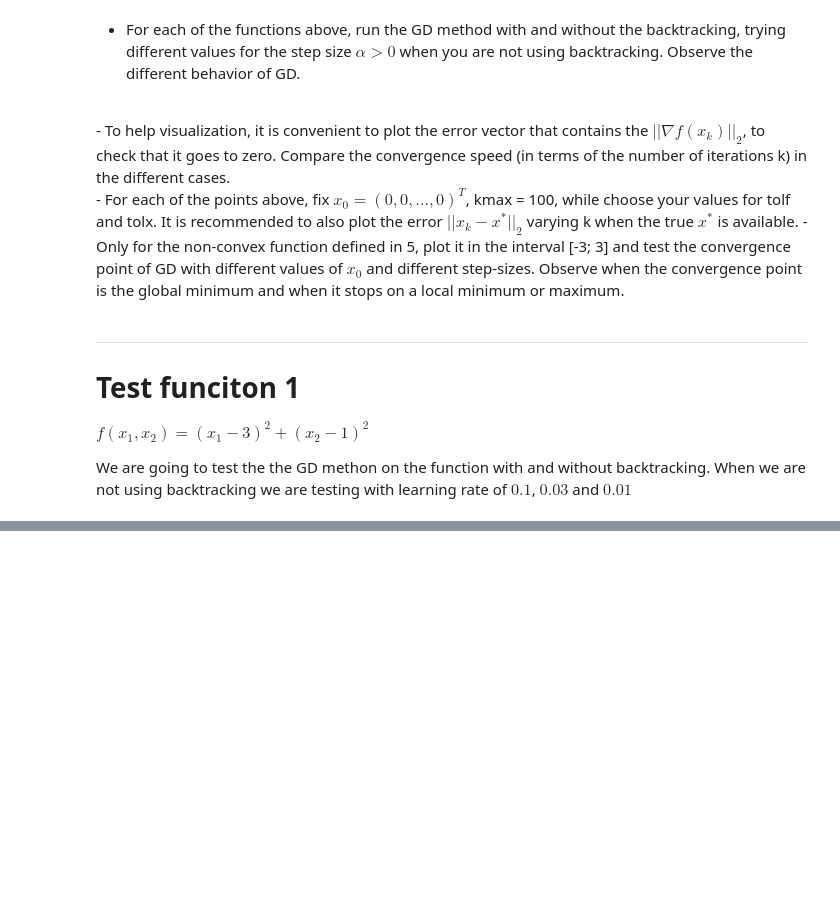
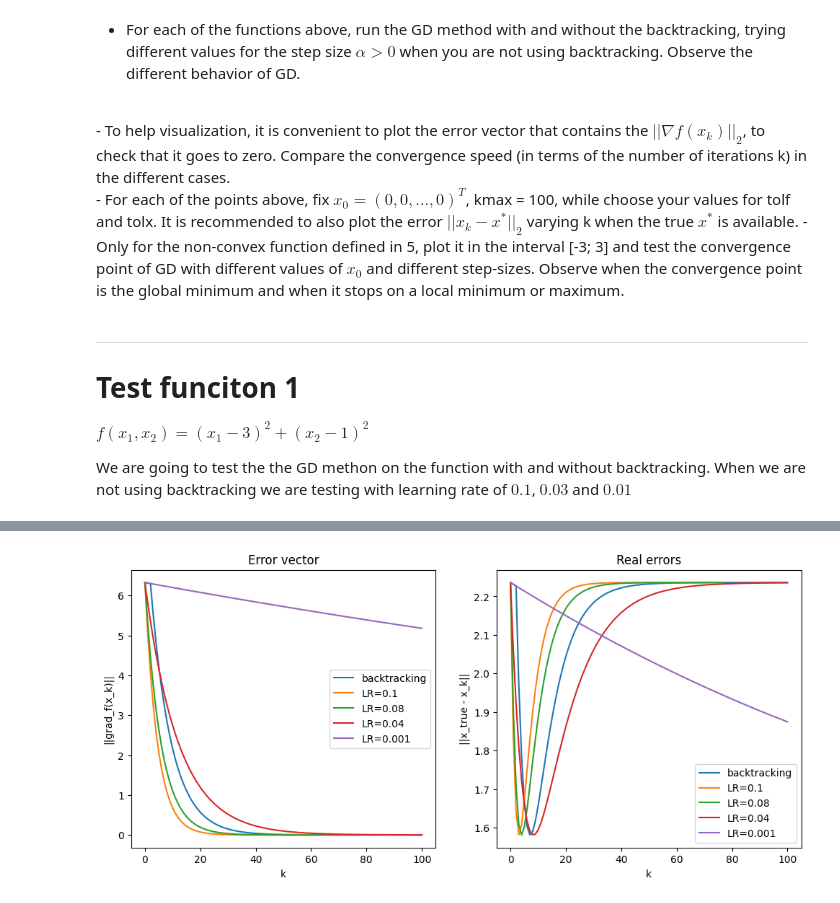
Before and after one commit to ChiaraAngileri/SMM_lab, a Jupyter notebook: Lab3/lab3.ipynb, the cells around one changed output, grey strips where cells are left out. Cells and saved outputs as stored; diff of their text form; code cells hidden in the pictures; blank space fills up the shorter version.

```diff
--- a/Lab3/lab3.ipynb
+++ b/Lab3/lab3.ipynb
@@ -391,0 +393,81 @@ Not using backtracking, with learning rate[0.01] and k[100]  [2.60214133 0.86738
+# %%
+x0 = np.asarray([0,0])
+tolx = 1e-6
+tolf = 1e-6
+kmax = 100
+x_true = [1, 2]
+
+cvector = np.asarray([0.1, 0.08, 0.04, 0.001])
+
+f_tot = []
+x_tot = []
+err_tot = []
+k_tot = []
+true_errors = []
+x_min = np.zeros((5, 2))
+
+x, k, f_val, grads, err_val, real_err  = GD(f1, grad_f1, x0, kmax, tolf, tolx, useBackTracking=True, real_value=x_true)
+f_tot.append(f_val)
+x_tot.append(x)
+err_tot.append(err_val)
+k_tot.append(k)
+true_errors.append(real_err)
+x_min[0] = x[k]
+
+print(f"Using backtracking with k[{k}]: ", x_min[0])
+
+i=1
+for c in cvector:
+    x, k, f_val, grads, err_val, real_err  = GD(f1, grad_f1, x0, kmax, tolf, tolx, step=c, useBackTracking=False, real_value=x_true)
+
+    f_tot.append(f_val)
+    x_tot.append(x)
+    err_tot.append(err_val)
+    k_tot.append(k)
+    true_errors.append(real_err)
+    x_min[i] = (x[k])
+
+    print(f"Not using backtracking, with learning rate[{c}] and k[{k}] ", x_min[i])
+
+    i+=1
+
+legend=['backtracking', 'LR=0.1','LR=0.08', 'LR=0.04', 'LR=0.001']
+plt.figure(figsize=(12, 5))
+
+plt.subplot(1,2,1)
+plt.title('Error vector')
+plt.xlabel('k')
+plt.ylabel('||grad_f(x_k)||')
+
+for e in range(len(f_tot)):
+    kk = np.arange(0, k_tot[e]+1)
+    plt.plot(kk, err_tot[e])
+plt.legend(legend)
+
+
+plt.subplot(1,2,2)
+plt.title('Real errors')
+plt.xlabel('k')
+plt.ylabel('||x_true - x_k||')
+
+for e in range(len(f_tot)):
+    kk = np.arange(0, k_tot[e]+1)
+    plt.plot(kk, true_errors[e])
+plt.legend(legend)
+
+plt.show()
+
+plt.figure(figsize=(10, 10))
+for i in range(len(x_tot)):
+    xv = np.linspace(-4, 4, 40)
+    yv = np.linspace(-4, 4, 40)
+    xx, yy = np.meshgrid(xv, yv)
+    #Compute the value of f over the grid
+    zz = f1([xx, yy])
+    plt.contour(xx, yy, zz)
+
+    plt.plot(x_min[:,0], x_min[:,1], 'o-')
+plt.title("Contour plot")
+plt.grid()
+plt.show()
+# %% [output]
@@ -391,0 +479 @@ Not using backtracking, with learning rate[0.01] and k[100]  [2.60214133 0.86738
+[figure, added]
```
Also changed, not shown: parts of 4 cells of this notebook.
